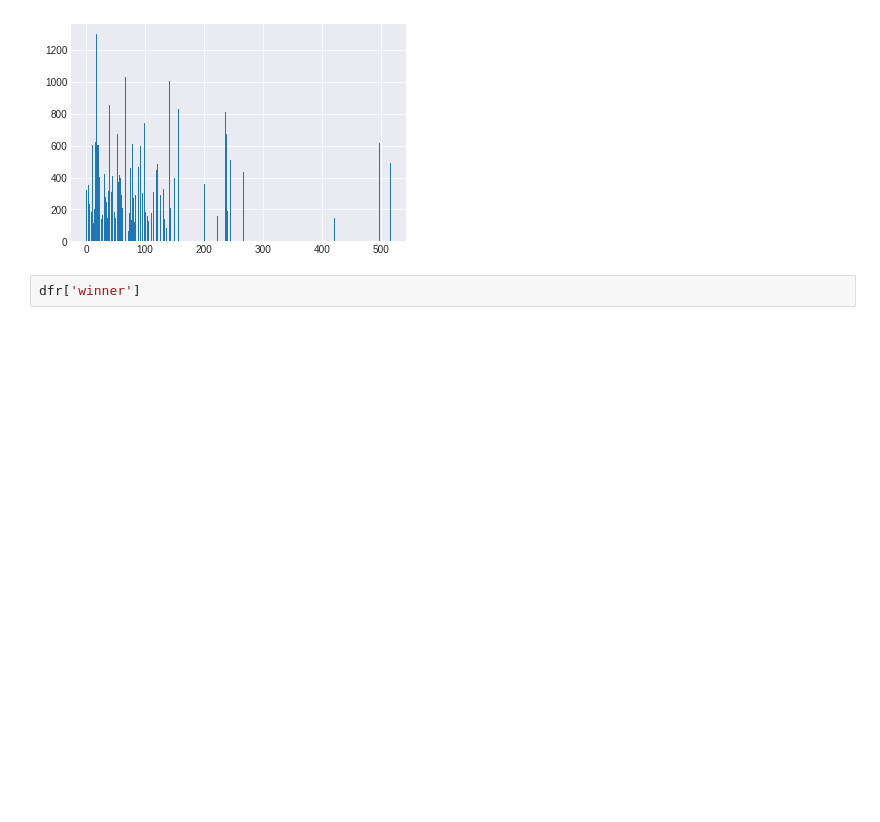
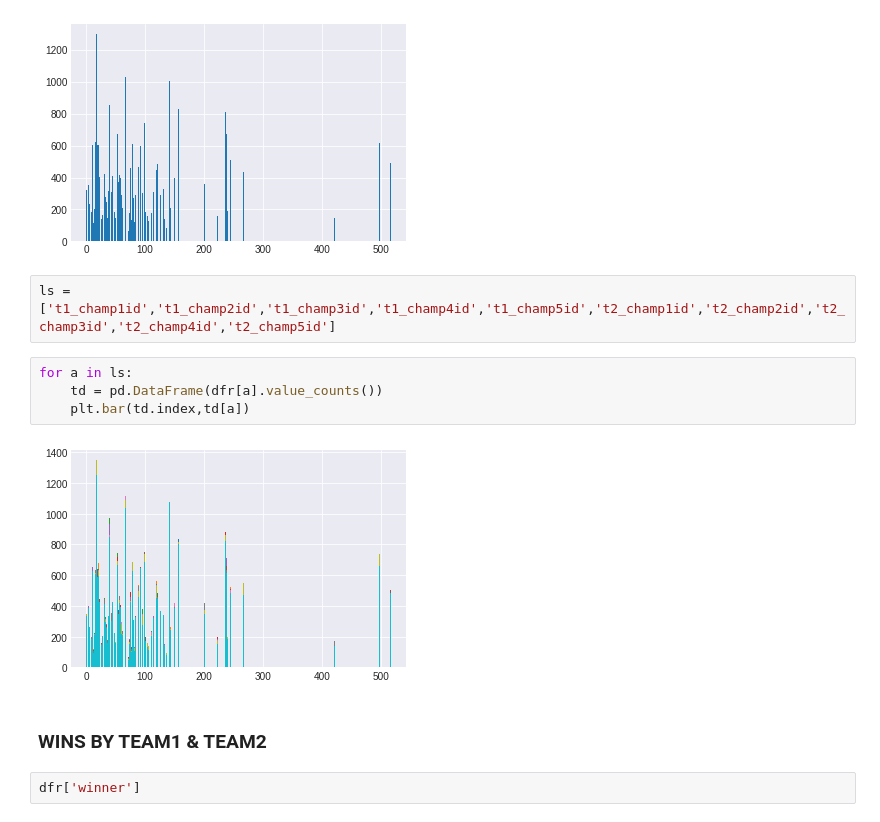
Before and after one commit to ehi58/League_of_Legends, a Jupyter notebook: League_of_Legends.ipynb, the cells around one changed output. Saved outputs shown, nothing was run; the diff lists cells and outputs as text; blank space fills up the shorter version.

```diff
--- a/League_of_Legends.ipynb
+++ b/League_of_Legends.ipynb
@@ -351,6 +369,16 @@ plt.bar(vc.index,vc['t1_champ1id'])
 # %% [output]
 <BarContainer object of 138 artists>
 [figure]
+# %%
+ls = ['t1_champ1id','t1_champ2id','t1_champ3id','t1_champ4id','t1_champ5id','t2_champ1id','t2_champ2id','t2_champ3id','t2_champ4id','t2_champ5id']
+# %%
+for a in ls:
+    td = pd.DataFrame(dfr[a].value_counts())
+    plt.bar(td.index,td[a])
+# %% [output]
+[figure, added]
+# %% [markdown]
+### WINS BY TEAM1 & TEAM2
 # %%
 dfr['winner']
 # %% [output]
```
Also changed, not shown: parts of 3 cells of this notebook.
